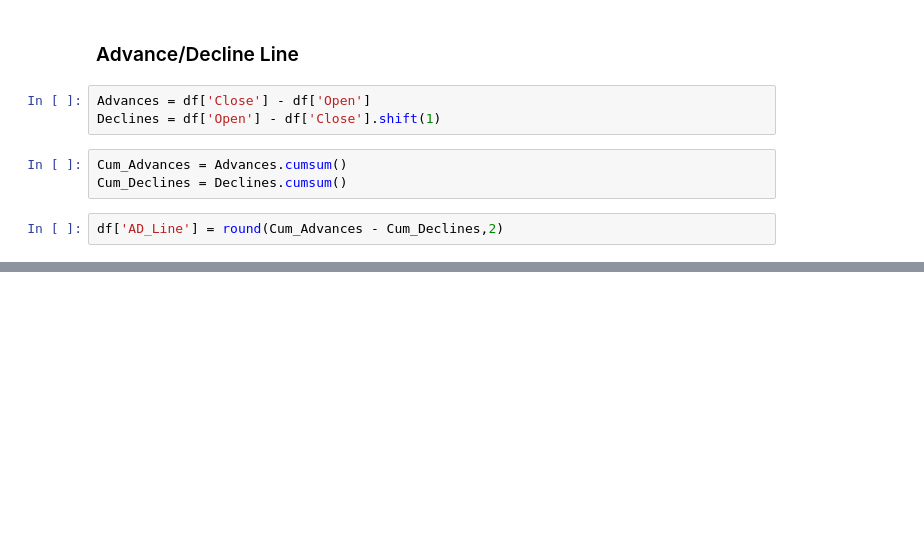
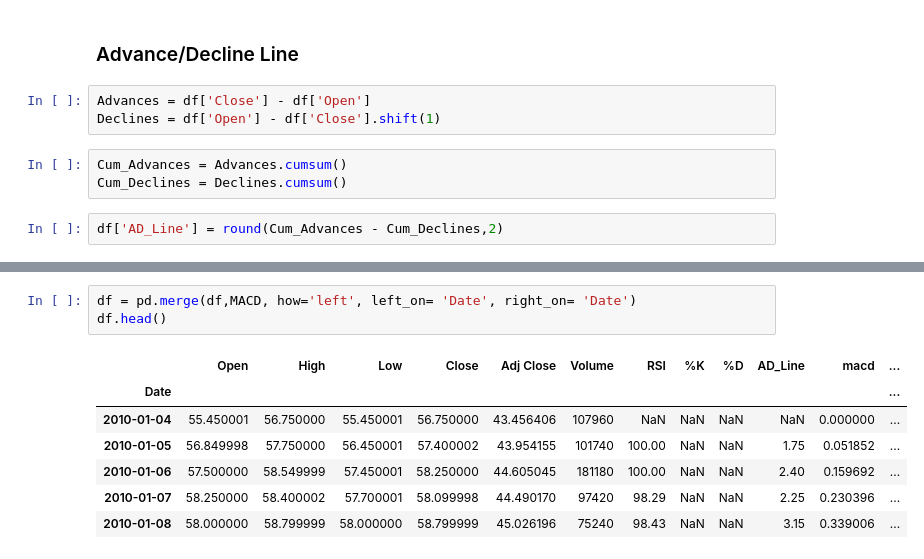
Before and after one commit to SanjulaMeneripitiya/A-Random-Forests-Approach-to-Predicting-Clean-Energy-Stock-Prices---Rebid, a Jupyter notebook: A Random Forests Approach to Predicting Clean Energy Stock Prices - Rebid.ipynb, the cells around one changed output, grey strips where cells are left out. Saved outputs shown, nothing was run; the diff lists cells and outputs as text; blank space fills up the shorter version.

```diff
--- a/A Random Forests Approach to Predicting Clean Energy Stock Prices - Rebid.ipynb
+++ b/A Random Forests Approach to Predicting Clean Energy Stock Prices - Rebid.ipynb
@@ -85,0 +108,11 @@ df.head()
+# %%
+df = pd.merge(df,MACD, how='left', left_on= 'Date', right_on= 'Date')
+df.head()
+# %% [output]
+|  | Open | High | Low | Close | Adj Close | Volume | RSI | %K | %D | AD_Line | macd | ... |
+| Date |  |  |  |  |  |  |  |  |  |  |  | ... |
+| 2010-01-04 | 55.450001 | 56.750000 | 55.450001 | 56.750000 | 43.456406 | 107960 | NaN | NaN | NaN | NaN | 0.000000 | ... |
+| 2010-01-05 | 56.849998 | 57.750000 | 56.450001 | 57.400002 | 43.954155 | 101740 | 100.00 | NaN | NaN | 1.75 | 0.051852 | ... |
+| 2010-01-06 | 57.500000 | 58.549999 | 57.450001 | 58.250000 | 44.605045 | 181180 | 100.00 | NaN | NaN | 2.40 | 0.159692 | ... |
+| 2010-01-07 | 58.250000 | 58.400002 | 57.700001 | 58.099998 | 44.490170 | 97420 | 98.29 | NaN | NaN | 2.25 | 0.230396 | ... |
+| 2010-01-08 | 58.000000 | 58.799999 | 58.000000 | 58.799999 | 45.026196 | 75240 | 98.43 | NaN | NaN | 3.15 | 0.339006 | ... |
```
Also changed, not shown: parts of 8 cells of this notebook.
